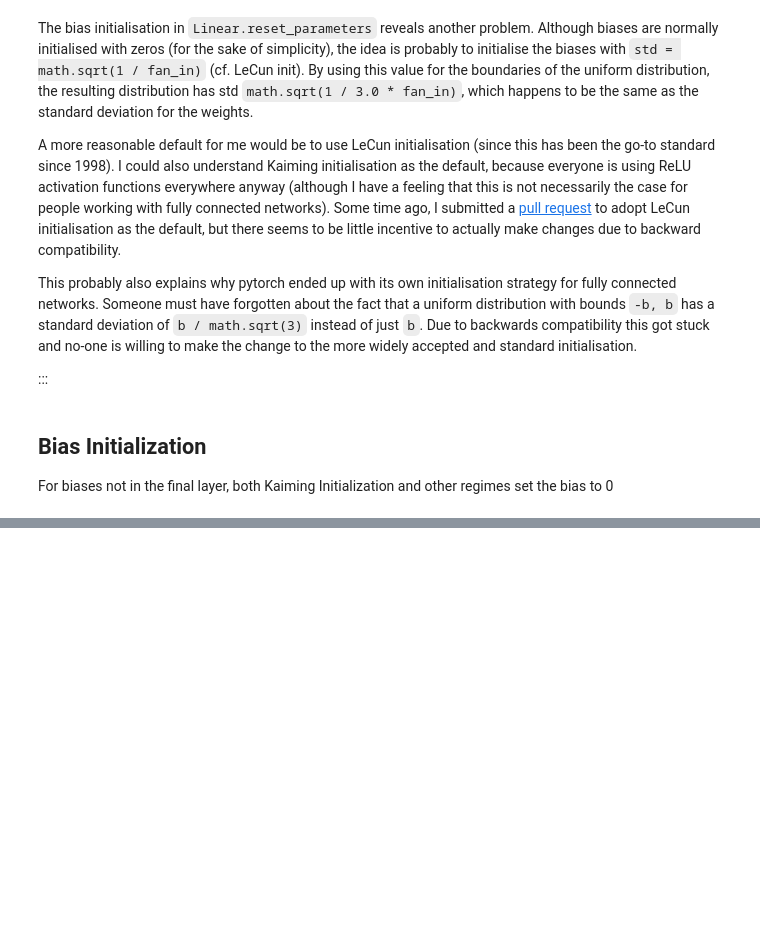
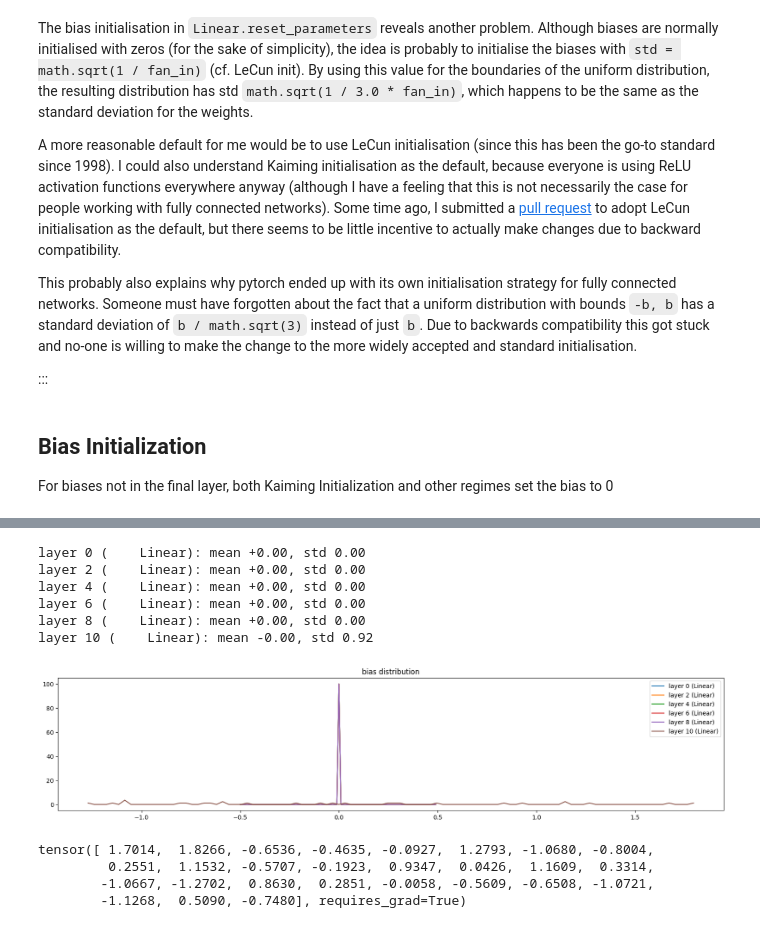
Before and after one commit to sam-watts/blog, a Jupyter notebook: notes/karpathy-zero-to-hero/3.ipynb, the cells around one changed output, grey strips where cells are left out. Cells and saved outputs as stored; diff of their text form; code cells hidden in the pictures; blank space fills up the shorter version.

```diff
--- a/notes/karpathy-zero-to-hero/3.ipynb
+++ b/notes/karpathy-zero-to-hero/3.ipynb
@@ -191,0 +471,29 @@ issues, eg. Layer Normalization
+# %%
+# visualize histograms
+plt.figure(figsize=(20, 4)) # width and height of the plot
+legends = []
+for i, layer in enumerate(layers):
+  if isinstance(layer, Linear):
+    t = layer.bias
+    print('layer %d (%10s): mean %+.2f, std %.2f' % (i, layer.__class__.__name__, t.mean(), t.std()))
+    hy, hx = torch.histogram(t, density=True)
+    plt.plot(hx[:-1].detach(), hy.detach())
+    legends.append(f'layer {i} ({layer.__class__.__name__})')
+plt.legend(legends);
+plt.title('bias distribution');
+# %% [output]
+layer 0 (    Linear): mean +0.00, std 0.00
+layer 2 (    Linear): mean +0.00, std 0.00
+layer 4 (    Linear): mean +0.00, std 0.00
+layer 6 (    Linear): mean +0.00, std 0.00
+layer 8 (    Linear): mean +0.00, std 0.00
+layer 10 (    Linear): mean -0.00, std 0.92
+[figure, added]
+# %%
+# we can see that this is the only parameter with non-zero values
+layers[-1].bias
+# %% [output]
+tensor([ 1.7014,  1.8266, -0.6536, -0.4635, -0.0927,  1.2793, -1.0680, -0.8004,
+         0.2551,  1.1532, -0.5707, -0.1923,  0.9347,  0.0426,  1.1609,  0.3314,
+        -1.0667, -1.2702,  0.8630,  0.2851, -0.0058, -0.5609, -0.6508, -1.0721,
+        -1.1268,  0.5090, -0.7480], requires_grad=True)
```
Also changed, not shown: parts of 28 cells of this notebook.
